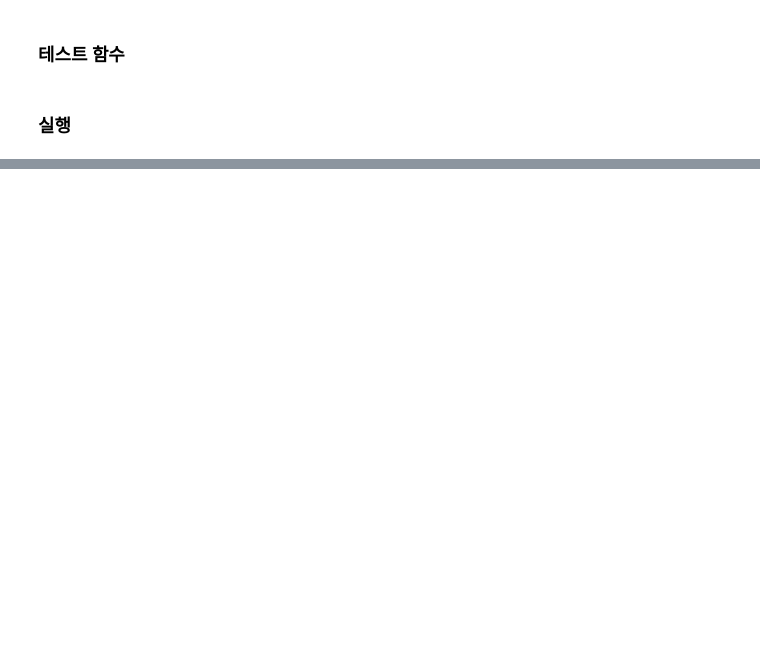
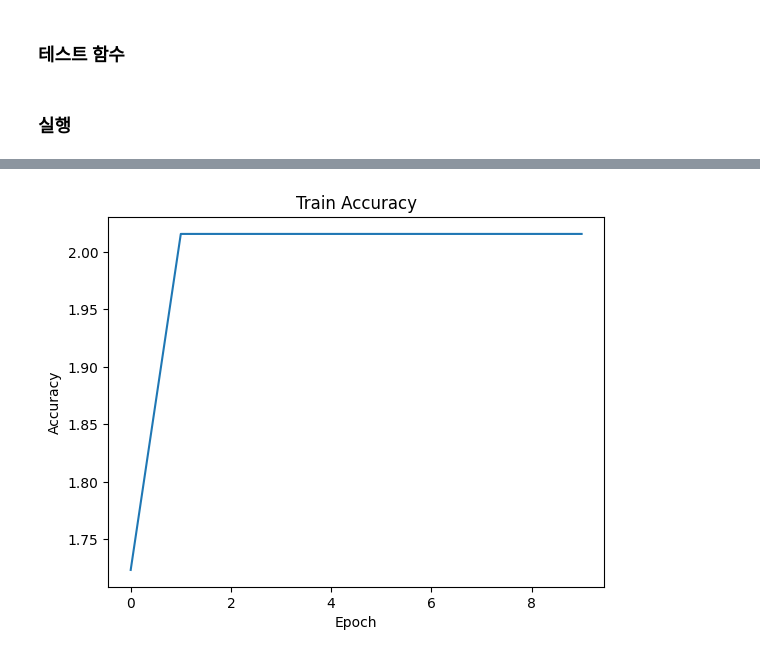
Before and after one commit to hyunwook990/VGG_practice, a Jupyter notebook: VGG.ipynb, the cells around one changed output, grey strips where cells are left out. Saved outputs shown, nothing was run; the diff lists cells and outputs as text; code cells hidden in the pictures; blank space fills up the shorter version.

```diff
--- a/VGG.ipynb
+++ b/VGG.ipynb
@@ -340,0 +417,8 @@ ValueError: too many values to unpack (expected 2)
+# %%
+plt.plot(corrects)
+plt.title("Train Accuracy")
+plt.xlabel("Epoch")
+plt.ylabel("Accuracy")
+plt.show()
+# %% [output]
+[figure, added]
```
Also changed, not shown: parts of 11 cells of this notebook, 2 other files.
